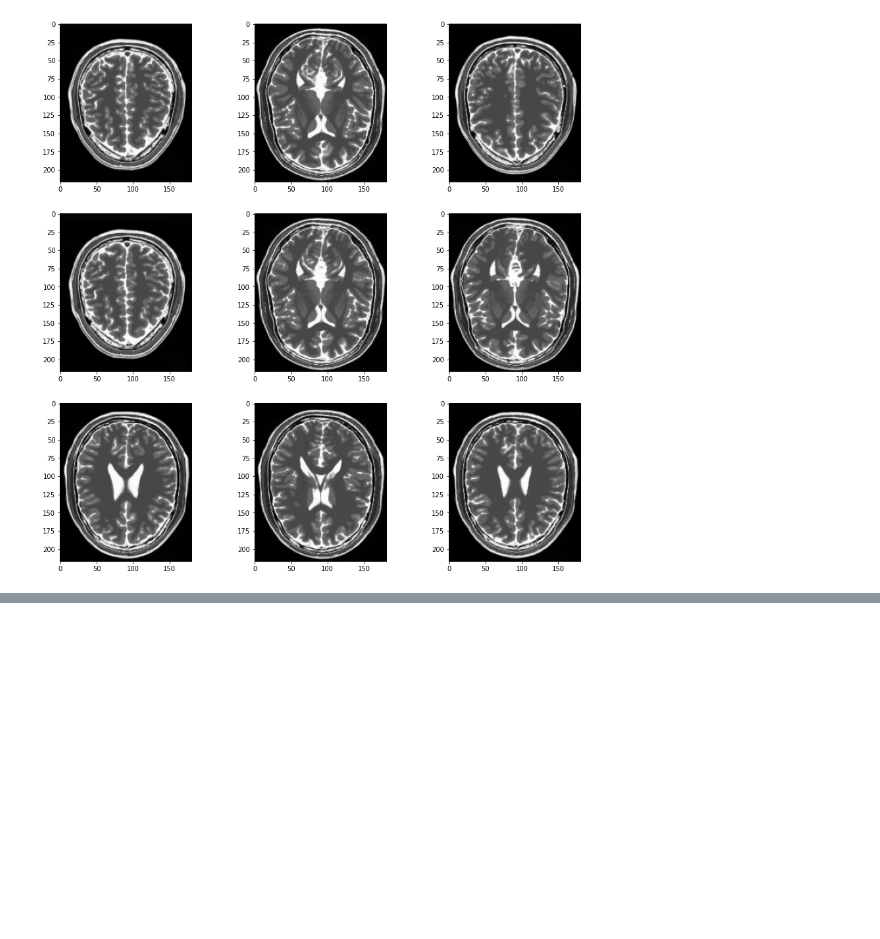
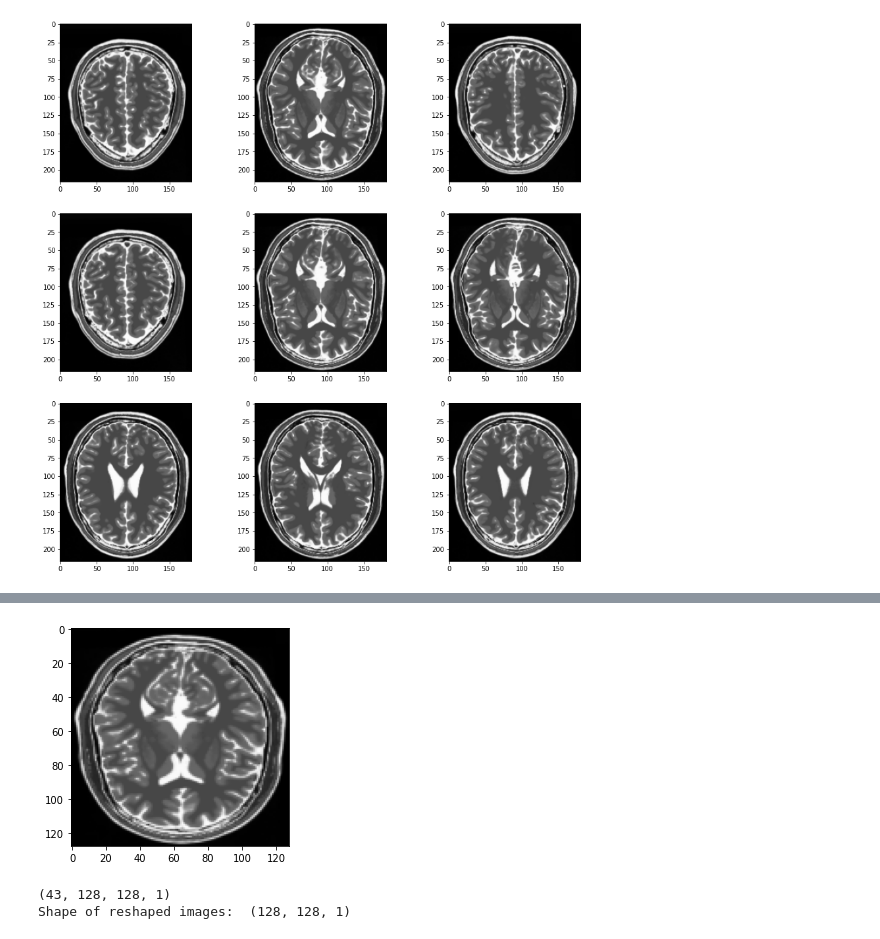
Before and after one commit to chaitsugale/Style-Transfer-using-CycleGAN, a Jupyter notebook: Style_Transfer_MR1_T1_T2_Cyclic_GAN_Capstone_Project_Chaitanya.ipynb, the cells around one changed output, grey strips where cells are left out. Saved outputs shown, nothing was run; the diff lists cells and outputs as text; code cells hidden in the pictures; blank space fills up the shorter version.

```diff
--- a/Style_Transfer_MR1_T1_T2_Cyclic_GAN_Capstone_Project_Chaitanya.ipynb
+++ b/Style_Transfer_MR1_T1_T2_Cyclic_GAN_Capstone_Project_Chaitanya.ipynb
@@ -287,0 +322,6 @@ TR2 IMAGE
+# %%
+plt.imshow((first_image*127.5+127.5).numpy().astype('uint8'))
+
+plt.show()
+# %% [output]
+[figure, added]
@@ -287,0 +332,10 @@ TR2 IMAGE
+# %%
+image_t1_reshape = image_t1_resized.map(lambda x: mr1_reshape_layer(x[:,:,:,0]))
+
+image_batch_5 = next(iter(image_t1_reshape))
+print(image_batch_5.shape)
+first_image = image_batch_5[0]
+print('Shape of reshaped images: ',first_image.shape)
+# %% [output]
+(43, 128, 128, 1)
+Shape of reshaped images:  (128, 128, 1)
```
Also changed, not shown: parts of 11 cells of this notebook.
